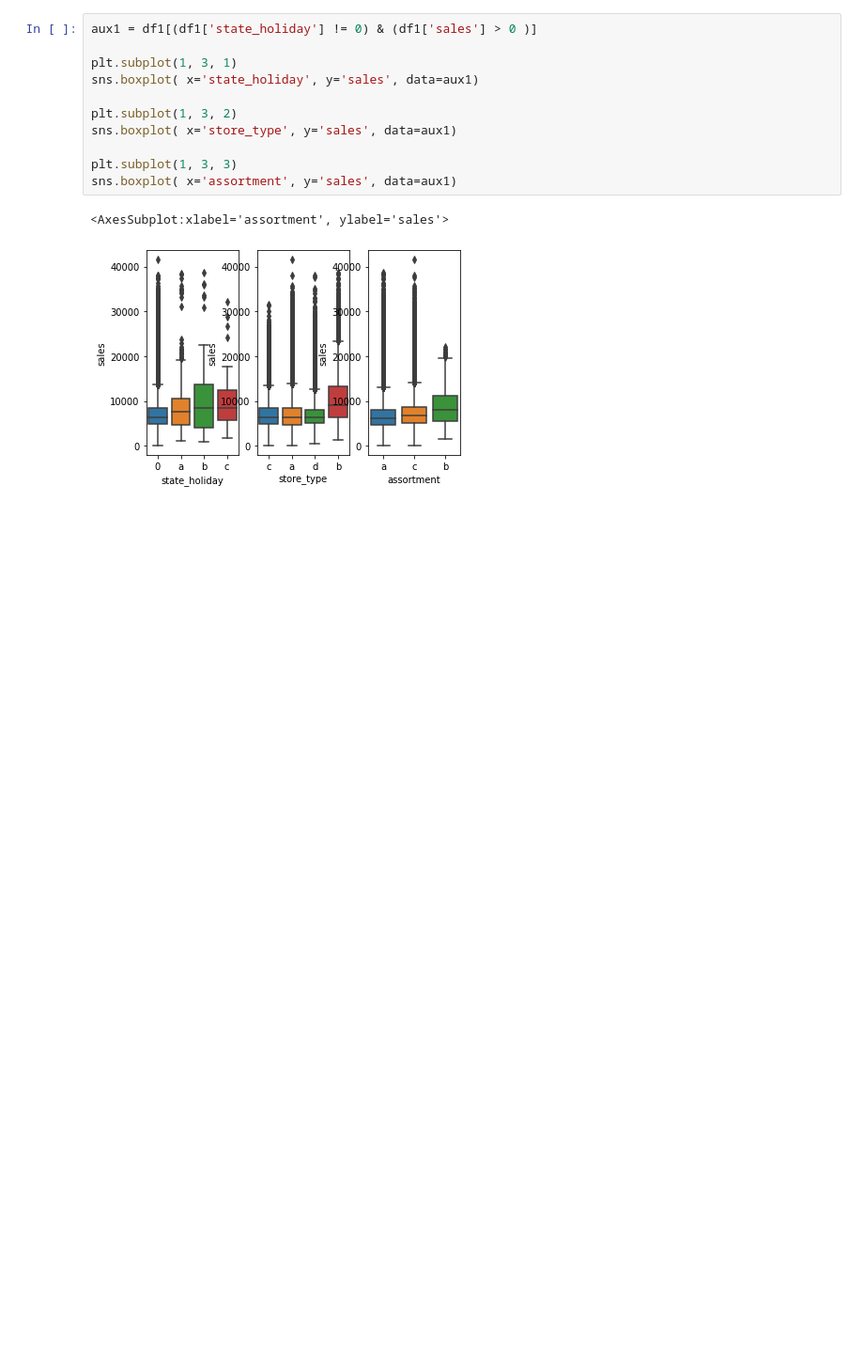
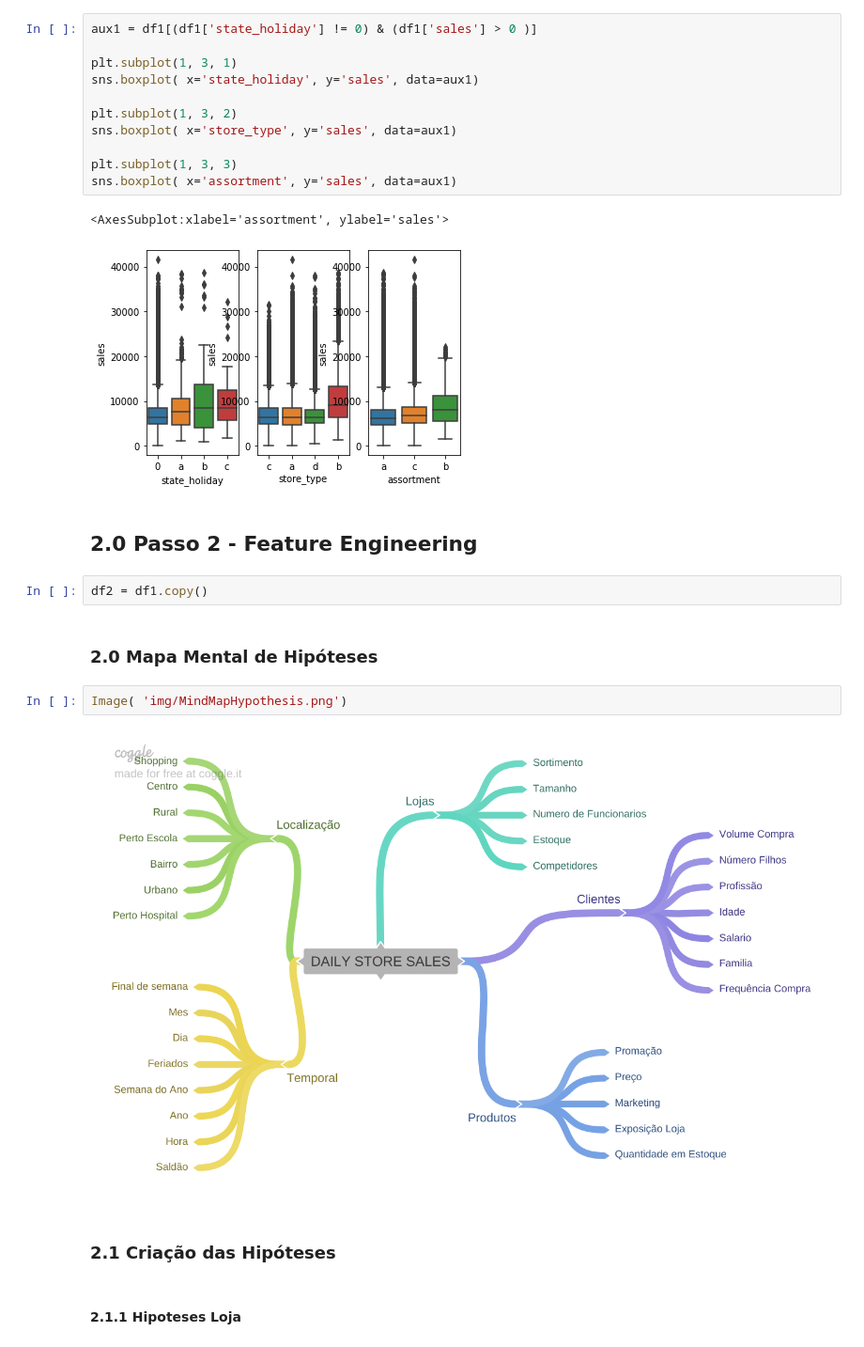
Before and after one commit to ericpetterson/DS_em_producao, a Jupyter notebook: m03_store_sales_prediction.ipynb, the cells around one changed output. Shown at 94% size. Cells and saved outputs as stored; diff of their text form; blank space fills up the shorter version.

Commit message:
finished feature engineering

```diff
--- a/m03_store_sales_prediction.ipynb
+++ b/m03_store_sales_prediction.ipynb
@@ -171,3 +180,17 @@ sns.boxplot( x='assortment', y='sales', data=aux1)
 # %% [output]
 <AxesSubplot:xlabel='assortment', ylabel='sales'>
 [figure]
+# %% [markdown]
+## 2.0 Passo 2 - Feature Engineering
+# %%
+df2 = df1.copy()
+# %% [markdown]
+### 2.0 Mapa Mental de Hipóteses
+# %%
+Image( 'img/MindMapHypothesis.png')
+# %% [output]
+[figure, added]
+# %% [markdown]
+### 2.1 Criação das Hipóteses
+# %% [markdown]
+#### 2.1.1 Hipoteses Loja
```
Also changed, not shown: parts of 14 cells of this notebook.
